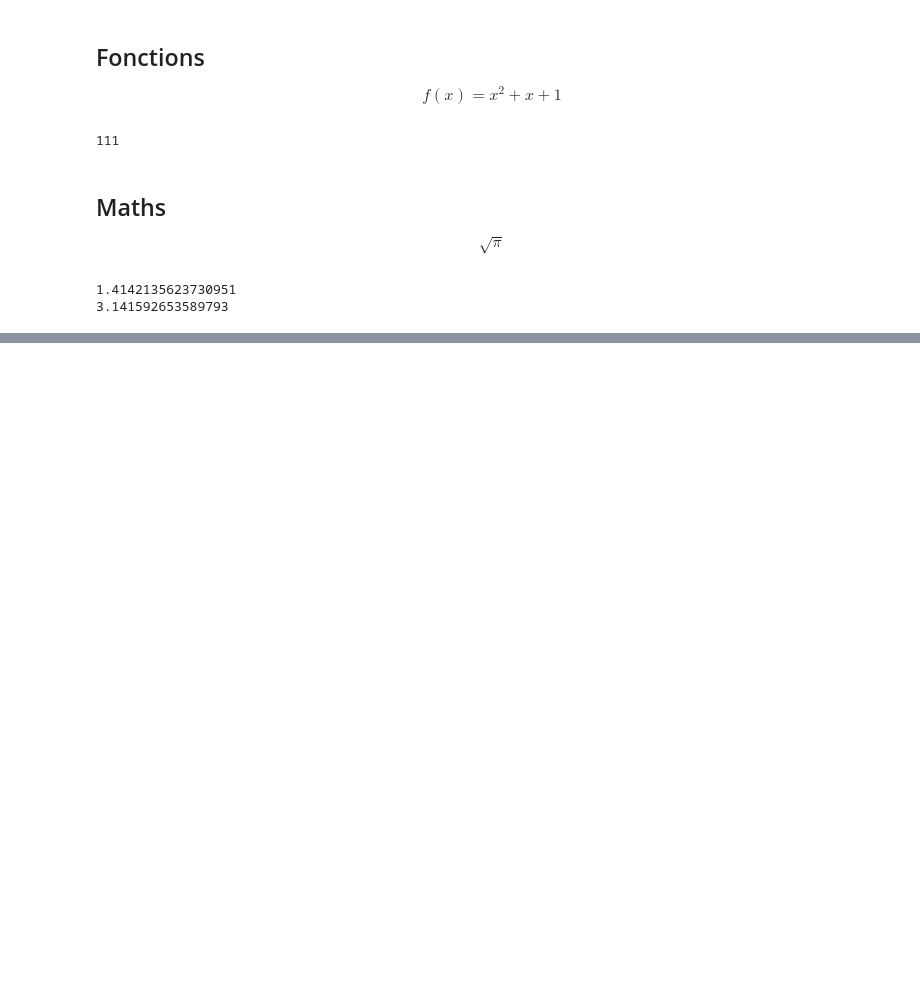
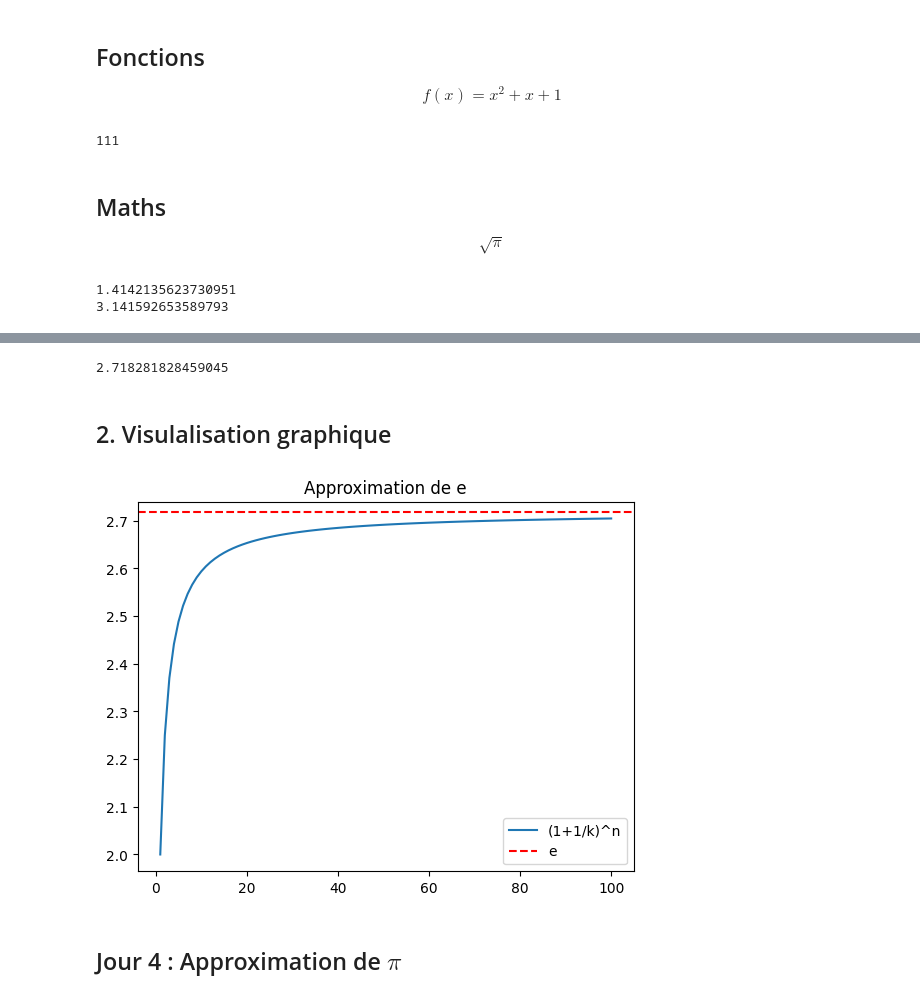
Before and after one commit to SOULEMANE74/The_Data_maths, a Jupyter notebook: 10jours.ipynb, the cells around one changed output, grey strips where cells are left out. Drawn from its saved outputs; the diff is of its cells as text; code cells hidden in the pictures; blank space fills up the shorter version.

```diff
--- a/10jours.ipynb
+++ b/10jours.ipynb
@@ -32,0 +91,24 @@ print(math.pi)
+# %%
+import math
+print(math.e)
+# %% [output]
+2.718281828459045
+# %% [markdown]
+## 2. Visulalisation graphique
+# %%
+from matplotlib.lines import lineStyles
+import matplotlib.pyplot as plt
+n = range (1, 101)
+u = [(1+1/k)**k for k in n]
+
+# Representation graphique
+plt.plot(n, u, label='(1+1/k)^n')
+plt.axhline(y=math.e, color='r', linestyle='--',
+label='e')
+plt.legend()
+plt.title('Approximation de e')
+plt.show()
+# %% [output]
+[figure, added]
+# %% [markdown]
+## Jour 4 : Approximation de $\pi$
```
Also changed, not shown: parts of 77 cells of this notebook, 2 other files.
